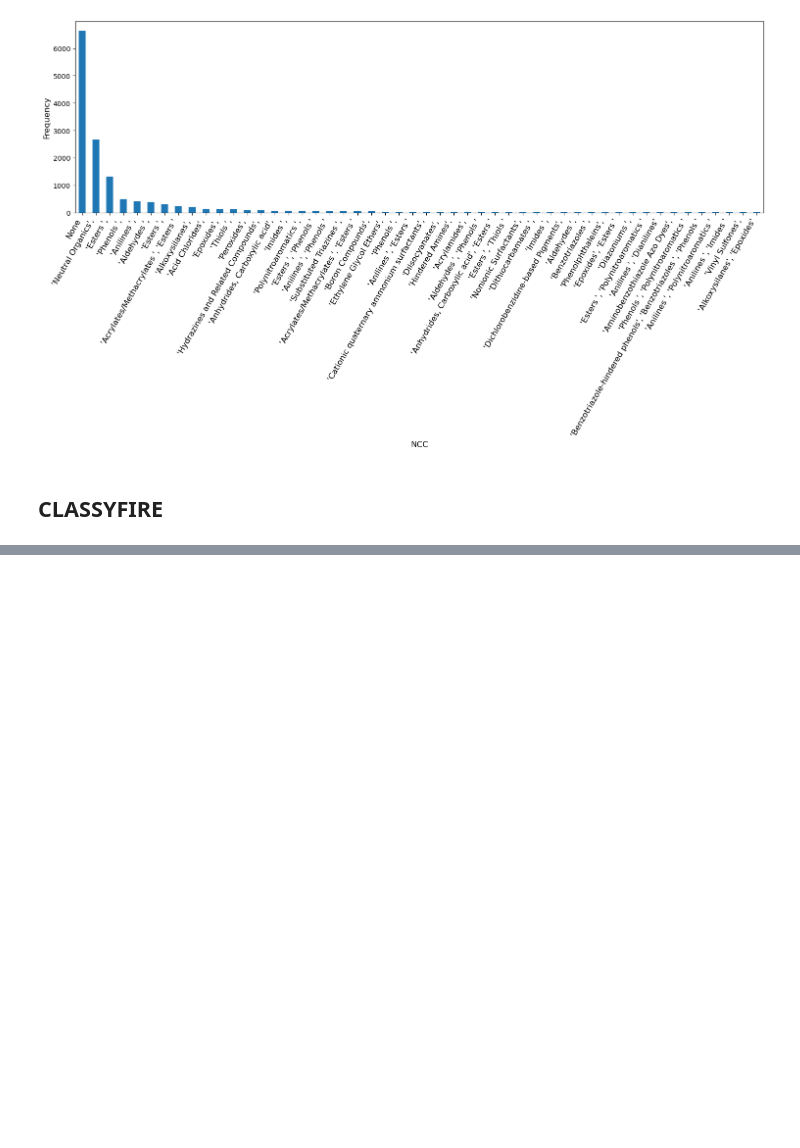
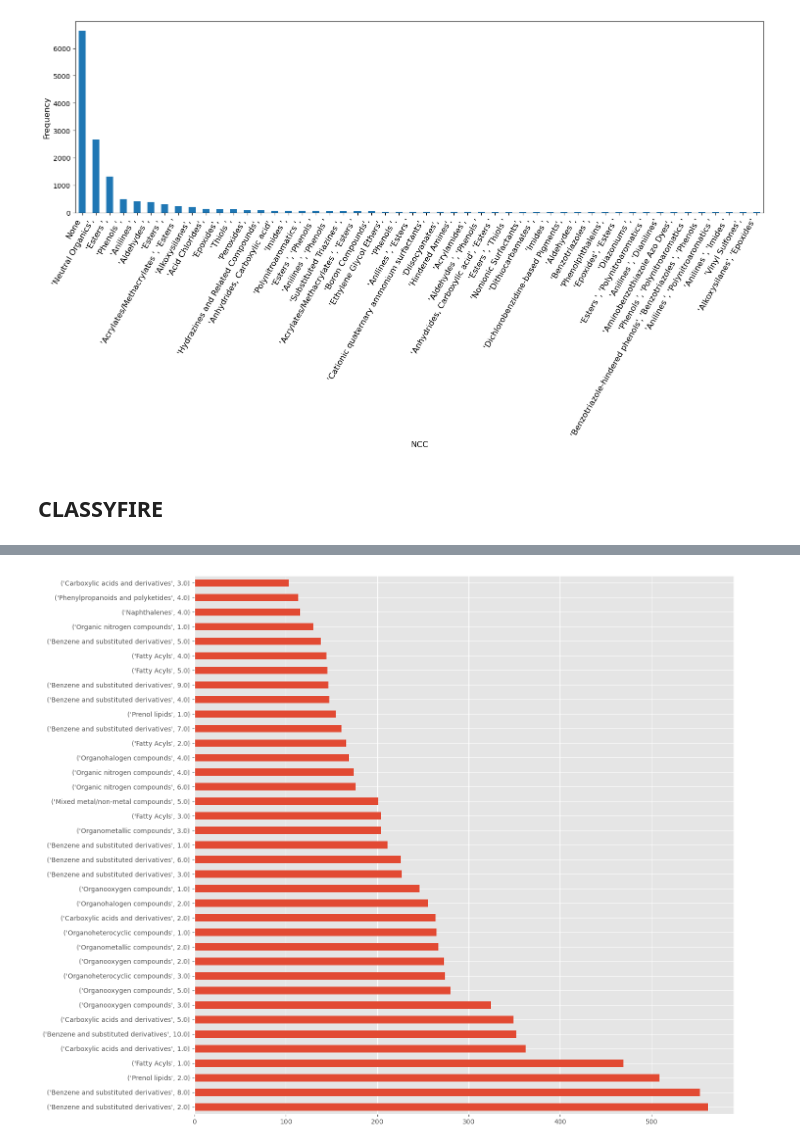
Before and after one commit to patlewig/tsca_categories, a Jupyter notebook: reports/tsca/tsca.ipynb, the cells around one changed output, grey strips where cells are left out. Cells and saved outputs as stored; diff of their text form; code cells hidden in the pictures; blank space fills up the shorter version.

```diff
--- a/reports/tsca/tsca.ipynb
+++ b/reports/tsca/tsca.ipynb
@@ -184,0 +219,13 @@ A total of 467 substances were identified as a result of the MaxMin procedure fo
+# %%
+#| label: fig-terminal
+#| fig-cap: 'Terminal categories exceeding 100 members'
+
+df2 = pd.read_excel(interim_dir+'tsca_medoids_070823.xlsx')
+value_counts = df2['group_str'].value_counts()
+value_counts_aggregated = value_counts.copy()
+value_counts_aggregated['misc'] = value_counts_aggregated[value_counts_aggregated < 40].sum()
+plt.figure(figsize = (15,12))
+value_counts_aggregated[(value_counts_aggregated >100) & (value_counts_aggregated < 750) ].plot(kind = 'barh')
+plt.tight_layout()
+# %% [output]
+[figure, added]
```
Also changed, not shown: parts of 104 cells of this notebook.
